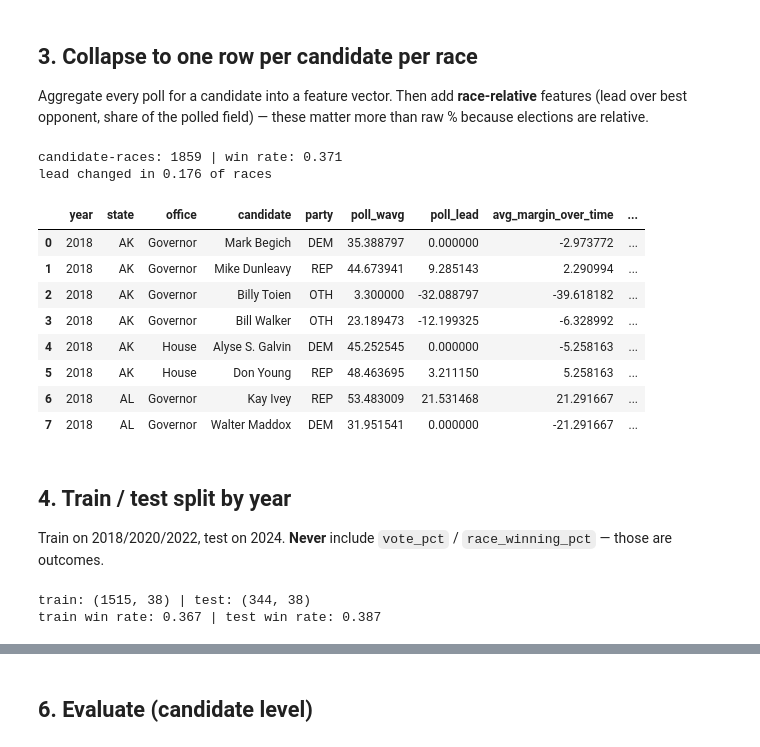
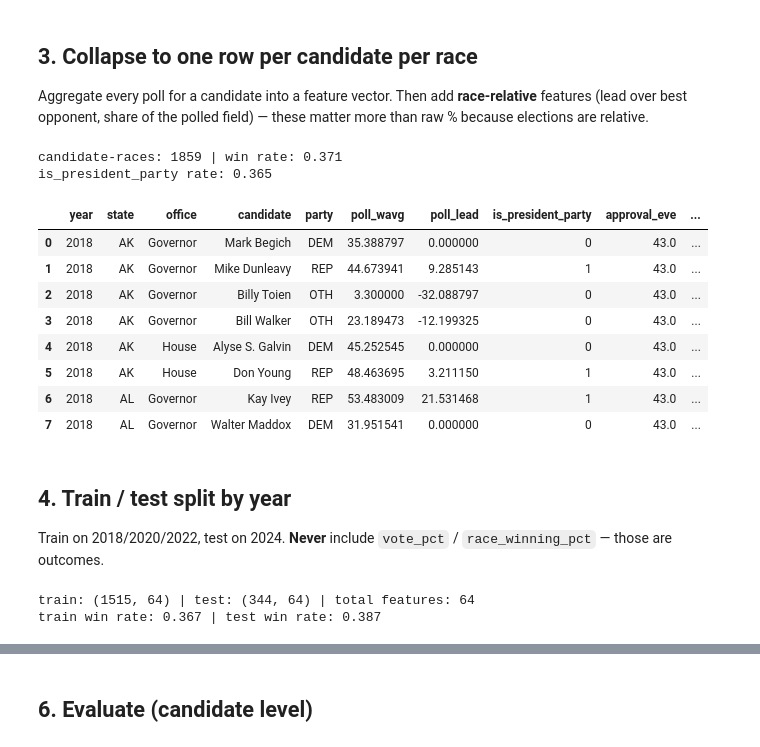
Before and after one commit to pjmerica/Polls-prediction-model, a Jupyter notebook: model.ipynb, the cells around one changed output, grey strips where cells are left out. Saved outputs shown, nothing was run; the diff lists cells and outputs as text; code cells hidden in the pictures.

```diff
--- a/model.ipynb
+++ b/model.ipynb
@@ -155,0 +164,10 @@ national environment (DEM-REP, last 30d): {2018: np.float64(7.8), 2020: np.float
+# %%
+from macro_features import build_macro, PRES_PARTY
+
+# Pull macro features (tries FRED for full trajectory stats; falls back to documented
+# election-eve values if FRED is unreachable). Set use_fred=False to force fallback.
+macro = build_macro(use_fred=True)
+MACRO_FEATS = sorted({k for cyc in macro for k in macro[cyc]})
+print('president party by cycle:', PRES_PARTY)
+print(f'macro features per cycle: {len(MACRO_FEATS)}')
+print('sample (2022):', {k: round(v, 2) for k, v in list(macro[2022].items())[:6]}, '...')
@@ -302,53 +324,57 @@ for race_id, g in d.groupby('race_id'):
             # lead dynamics over time (front-runner stability)
             n_lead_changes=lead_change_map.get(race_id, 0),
             lead_changed=int(lead_change_map.get(race_id, 0) > 0),
-            avg_margin_over_time=md.get('avg_margin_over_time', np.nan),  # avg lead/deficit across campaign
-            margin_volatility=md.get('margin_volatility', np.nan),       # std of the lead over time (low = stable)
-            min_margin=md.get('min_margin', np.nan),                     # worst point reached
-            margin_trend=md.get('margin_trend', np.nan),                 # widening (+) vs narrowing (-) lead
+            avg_margin_over_time=md.get('avg_margin_over_time', np.nan),
+            margin_volatility=md.get('margin_volatility', np.nan),
+            min_margin=md.get('min_margin', np.nan),
+            margin_trend=md.get('margin_trend', np.nan),
+            # macro / political climate: national per-cycle values + the interaction key.
+            # is_president_party lets XGBoost learn signs (e.g. low approval hurts in-party).
+            is_president_party=int(party == PRES_PARTY.get(yr)),
+            **macro[yr],
         ))
 cand = pd.DataFrame(rows)
 
 # race-relative features
 cand['field_best'] = cand.groupby('race_id')['poll_wavg'].transform(
     lambda s: s.nlargest(2).min() if len(s) > 1 else s.max())
 cand['poll_lead']  = cand['poll_wavg'] - cand['field_best']
 cand['poll_share'] = cand['poll_wavg'] / cand.groupby('race_id')['poll_wavg'].transform('sum')
 cand['n_cands']    = cand.groupby('race_id')['cand_key'].transform('count')
 cand['race_total_polls']  = cand.groupby('race_id')['n_polls'].transform('sum')
 cand['frac_polls_over50'] = cand['n_polls_over50'] / cand['n_polls']
 cand['is_dem']     = (cand['party'] == 'DEM').astype(int)
 cand['is_rep']     = (cand['party'] == 'REP').astype(int)
 cand['is_senate']  = (cand['office'] == 'Senate').astype(int)
 cand['is_gov']     = (cand['office'] == 'Governor').astype(int)
 
 # --- gap cluster (the poll gap between candidates, several views) ---
 dem_w = cand[cand['party'] == 'DEM'].groupby('race_id')['poll_wavg'].max()
 rep_w = cand[cand['party'] == 'REP'].groupby('race_id')['poll_wavg'].max()
 twoparty = (dem_w - rep_w)                                   # DEM - REP, race level
 cand['twoparty_margin_cand'] = (cand['race_id'].map(twoparty)
                                 * cand['party'].map({'DEM': 1, 'REP': -1}).fillna(0))
 cand['abs_gap']    = cand['race_id'].map(twoparty.abs())     # how close is the race
 cand['tossup']     = (cand['abs_gap'] < 3).astype(int)       # within 3 pts
 cand['undecided']  = 100 - cand.groupby('race_id')['poll_wavg'].transform('sum')
 cand['gap_x_recency'] = cand['poll_lead'] * (1.0 / (1.0 + cand['min_days'].clip(lower=0) / 30.0))
 
 print('candidate-races:', len(cand), '| win rate:', round(cand['won'].mean(), 3))
-print('lead changed in', round(cand.drop_duplicates("race_id")["lead_changed"].mean(), 3), 'of races')
+print('is_president_party rate:', round(cand['is_president_party'].mean(), 3))
 cand[['year','state','office','candidate','party','poll_wavg','poll_lead',
-      'avg_margin_over_time','margin_volatility','min_margin','margin_trend','won']].head(8)
+      'is_president_party','approval_eve','inflation_eve','gas_eve','won']].head(8)
 # %% [output]
 candidate-races: 1859 | win rate: 0.371
-lead changed in 0.176 of races
+is_president_party rate: 0.365
-|  | year | state | office | candidate | party | poll_wavg | poll_lead | avg_margin_over_time | ... |
-| 0 | 2018 | AK | Governor | Mark Begich | DEM | 35.388797 | 0.000000 | -2.973772 | ... |
-| 1 | 2018 | AK | Governor | Mike Dunleavy | REP | 44.673941 | 9.285143 | 2.290994 | ... |
-| 2 | 2018 | AK | Governor | Billy Toien | OTH | 3.300000 | -32.088797 | -39.618182 | ... |
-| 3 | 2018 | AK | Governor | Bill Walker | OTH | 23.189473 | -12.199325 | -6.328992 | ... |
-| 4 | 2018 | AK | House | Alyse S. Galvin | DEM | 45.252545 | 0.000000 | -5.258163 | ... |
-| 5 | 2018 | AK | House | Don Young | REP | 48.463695 | 3.211150 | 5.258163 | ... |
-| 6 | 2018 | AL | Governor | Kay Ivey | REP | 53.483009 | 21.531468 | 21.291667 | ... |
-| 7 | 2018 | AL | Governor | Walter Maddox | DEM | 31.951541 | 0.000000 | -21.291667 | ... |
+|  | year | state | office | candidate | party | poll_wavg | poll_lead | is_president_party | approval_eve | ... |
+| 0 | 2018 | AK | Governor | Mark Begich | DEM | 35.388797 | 0.000000 | 0 | 43.0 | ... |
+| 1 | 2018 | AK | Governor | Mike Dunleavy | REP | 44.673941 | 9.285143 | 1 | 43.0 | ... |
+| 2 | 2018 | AK | Governor | Billy Toien | OTH | 3.300000 | -32.088797 | 0 | 43.0 | ... |
+| 3 | 2018 | AK | Governor | Bill Walker | OTH | 23.189473 | -12.199325 | 0 | 43.0 | ... |
+| 4 | 2018 | AK | House | Alyse S. Galvin | DEM | 45.252545 | 0.000000 | 0 | 43.0 | ... |
+| 5 | 2018 | AK | House | Don Young | REP | 48.463695 | 3.211150 | 1 | 43.0 | ... |
+| 6 | 2018 | AL | Governor | Kay Ivey | REP | 53.483009 | 21.531468 | 1 | 43.0 | ... |
+| 7 | 2018 | AL | Governor | Walter Maddox | DEM | 31.951541 | 0.000000 | 0 | 43.0 | ... |
 # %% [markdown]
 ## 4. Train / test split by year
 
@@ -368,14 +394,16 @@ FEATURES = [
     'natl_env_cand','poll_momentum','poll_wavg_adj',
     # lead dynamics over time
     'n_lead_changes','lead_changed','avg_margin_over_time','margin_volatility','min_margin','margin_trend',
-]
+    # macro / political climate (national per-cycle) + interaction key
+    'is_president_party',
+] + MACRO_FEATS
 
 train = cand[cand['year'] <= 2022]
 test  = cand[cand['year'] == 2024]
 X_train, y_train = train[FEATURES], train['won']
 X_test,  y_test  = test[FEATURES],  test['won']
-print('train:', X_train.shape, '| test:', X_test.shape)
+print('train:', X_train.shape, '| test:', X_test.shape, '| total features:', len(FEATURES))
 print('train win rate:', round(y_train.mean(), 3), '| test win rate:', round(y_test.mean(), 3))
 # %% [output]
-train: (1515, 38) | test: (344, 38)
+train: (1515, 64) | test: (344, 64) | total features: 64
 train win rate: 0.367 | test win rate: 0.387
```
Also changed, not shown: parts of 10 cells of this notebook, 2 other files.
